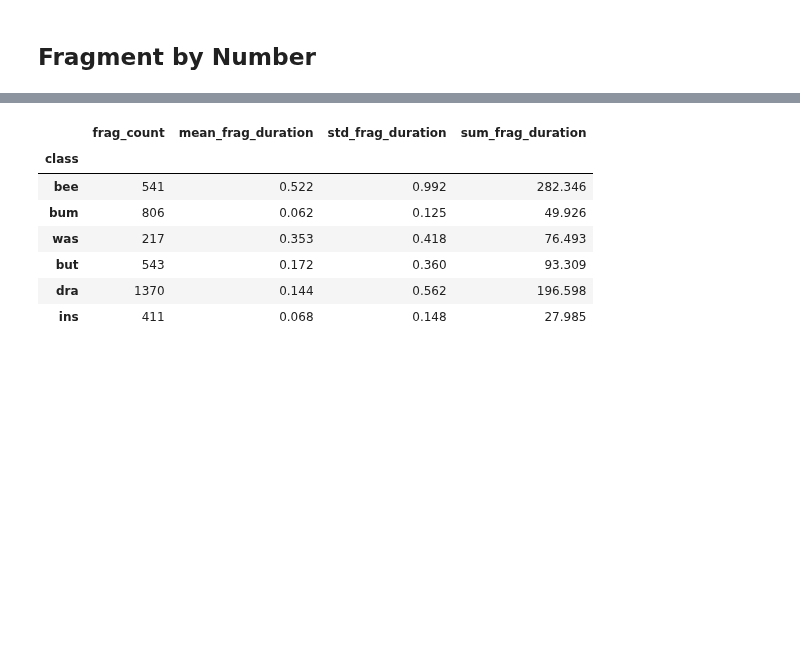
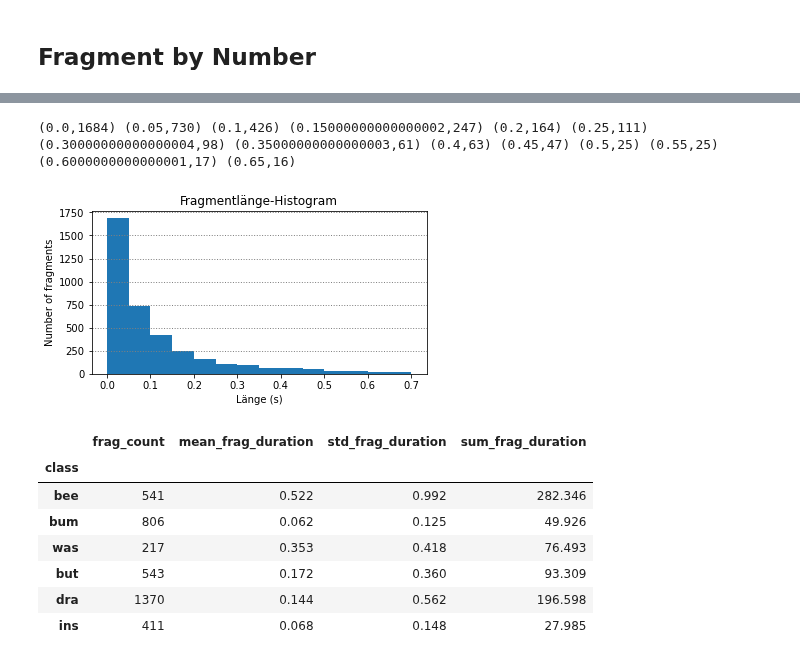
Before and after one commit to boeges/ma_point_cloud_processing, a Jupyter notebook: dataset_statistics.ipynb, the cells around one changed output, grey strips where cells are left out. Drawn from its saved outputs; the diff is of its cells as text; code cells hidden in the pictures; blank space fills up the shorter version.

```diff
--- a/dataset_statistics.ipynb
+++ b/dataset_statistics.ipynb
@@ -754,3 +752,25 @@ with pd.option_context('display.float_format', '{:0.3f}'.format):
+# %%
+num_hist_df = num_df["frag_duration"]
+
+bins = list(np.arange(0, 0.75, 0.05))
+
+counts, bin_edges = np.histogram(num_hist_df, bins=bins)
+
+for x,y in list(zip(bin_edges[:-1], counts)):
+    print(f"({x},{y})", end=" ")
+
+plt.figure(figsize=(6,3))
+plt.hist(num_hist_df, bins=bins)
+plt.title("Fragmentlänge-Histogram")
+plt.xlabel("Länge (s)")
+# plt.xticks(np.arange(0, 1024*10, 1024*2))
+plt.ylabel("Number of fragments")
+plt.grid(True, axis="y", color = "grey", linewidth = "1", linestyle = "dotted")
+# plt.savefig(FIGURE_OUTPUT_DIR/"Event length histogram 1.png", format="png", bbox_inches="tight", dpi=200)
+plt.show()
+# %% [output]
+(0.0,1684) (0.05,730) (0.1,426) (0.15000000000000002,247) (0.2,164) (0.25,111) (0.30000000000000004,98) (0.35000000000000003,61) (0.4,63) (0.45,47) (0.5,25) (0.55,25) (0.6000000000000001,17) (0.65,16)
+[figure, added]
 # %%
 agg = {
     "class": "count",
```
Also changed, not shown: parts of 11 cells of this notebook, 1 other file.
